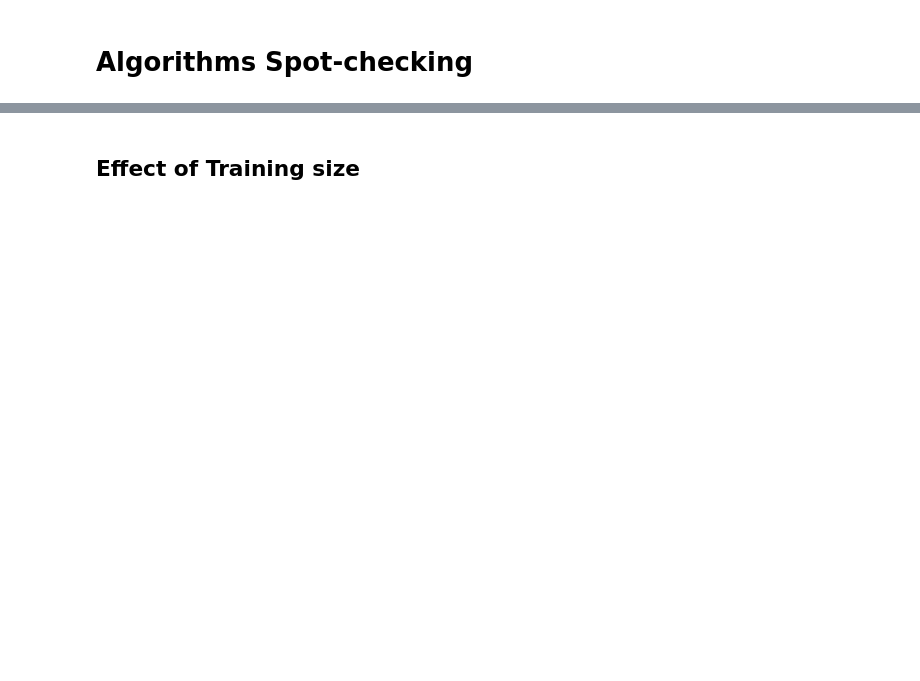
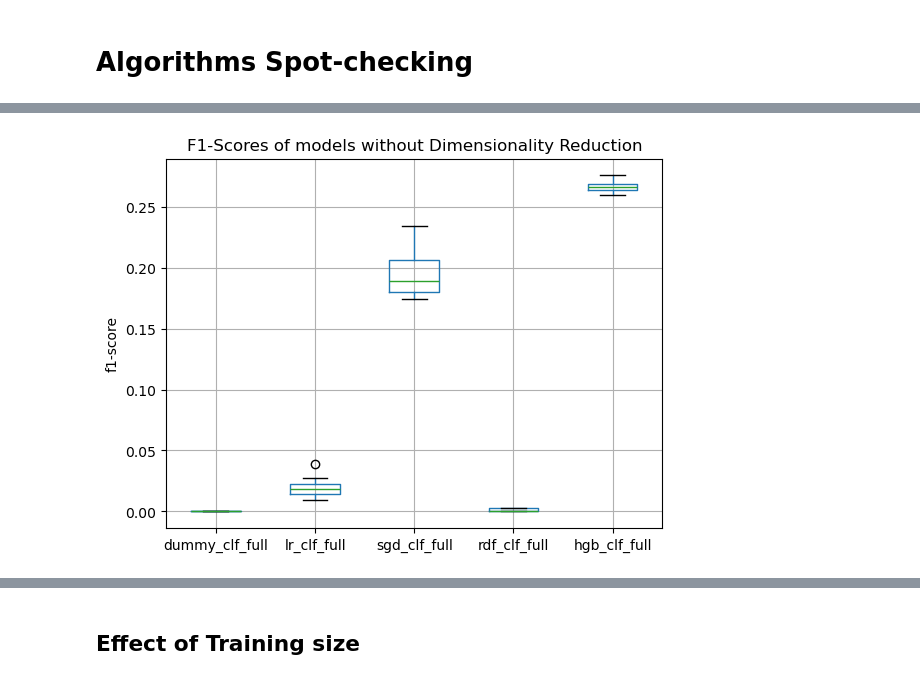
Before and after one commit to Yeshua235/loanguard, a Jupyter notebook: notebooks/model_selection.ipynb, the cells around one changed output, grey strips where cells are left out. Saved outputs shown, nothing was run; the diff lists cells and outputs as text; code cells hidden in the pictures; blank space fills up the shorter version.

```diff
--- a/notebooks/model_selection.ipynb
+++ b/notebooks/model_selection.ipynb
@@ -127,0 +141,16 @@ Pipeline(steps=[('columntransformer',
+# %%
+sgd_clf_full_df = pd.DataFrame.from_dict(evaluate_model(sgd_clf_full, data_train, target_train), orient='columns')
+# %%
+rdf_clf_full_df = pd.DataFrame.from_dict(evaluate_model(rdf_clf_full, data_train, target_train), orient='columns')
+# %%
+hgb_clf_full_df = pd.DataFrame.from_dict(evaluate_model(hgb_clf_full, data_train, target_train), orient='columns')
+# %%
+model_scores_full = [dummy_clf_full_df, lr_clf_full_df, sgd_clf_full_df, rdf_clf_full_df, hgb_clf_full_df]
+model_names_full = ['dummy_clf_full', 'lr_clf_full', 'sgd_clf_full', 'rdf_clf_full', 'hgb_clf_full']
+# %%
+cross_val_scores_plot(model_scores_full, model_names_full, choice_column='f1-score')
+plt.title('F1-Scores of models without Dimensionality Reduction')
+plt.savefig(f"{model_selection_fig_dir}/full-cv-f1-scores.png")
+plt.show()
+# %% [output]
+[figure, added]
```
Also changed, not shown: parts of 39 cells of this notebook, 13 other files.
